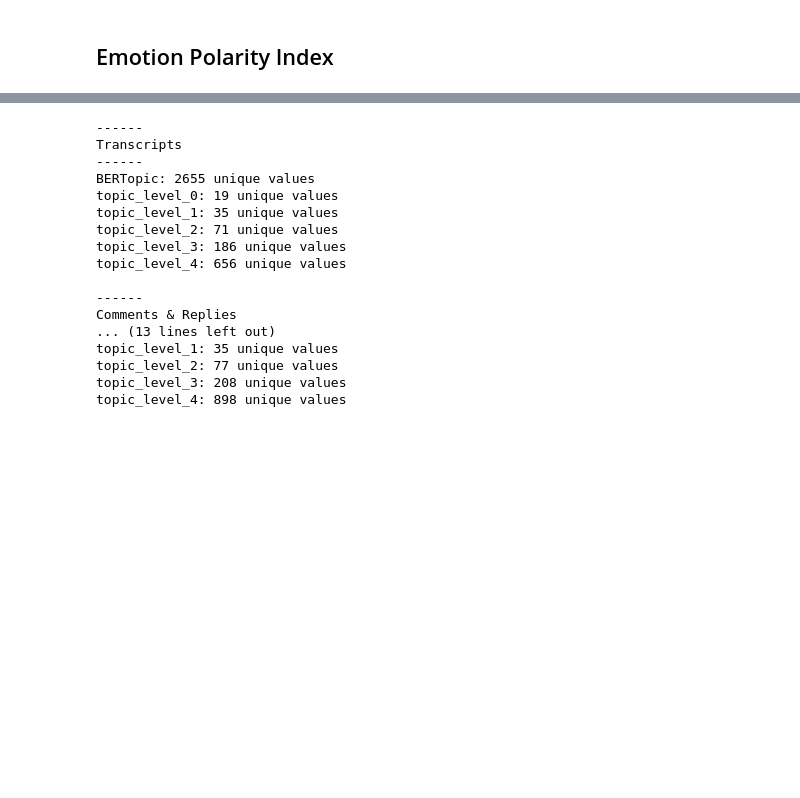
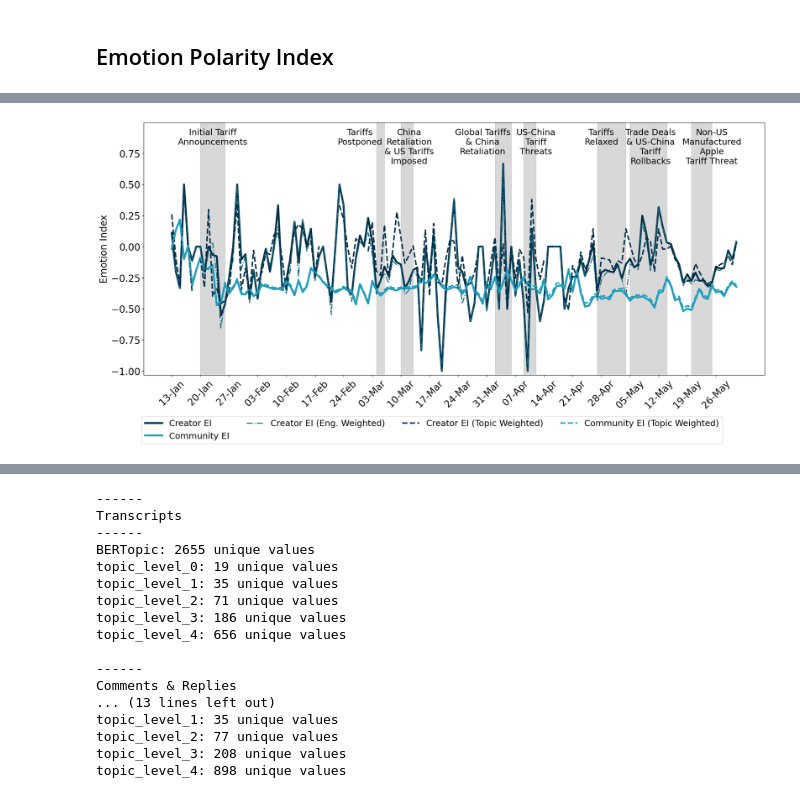
Before and after one commit to isom-ds/youtube-emotion-financial-modelling, a Jupyter notebook: 300_index_module.ipynb, the cells around one changed output, grey strips where cells are left out. Cells and saved outputs as stored; diff of their text form; code cells hidden in the pictures; blank space fills up the shorter version.

```diff
--- a/300_index_module.ipynb
+++ b/300_index_module.ipynb
@@ -676,0 +530,5 @@ def epi_plot(
+# %%
+# Example 2: Plot Emotion Index with creator and community
+plot_indices(df_indices_complete, index_type='ei')
+# %% [output]
+[figure, added]
```
Also changed, not shown: parts of 50 cells of this notebook, 7 other files.
